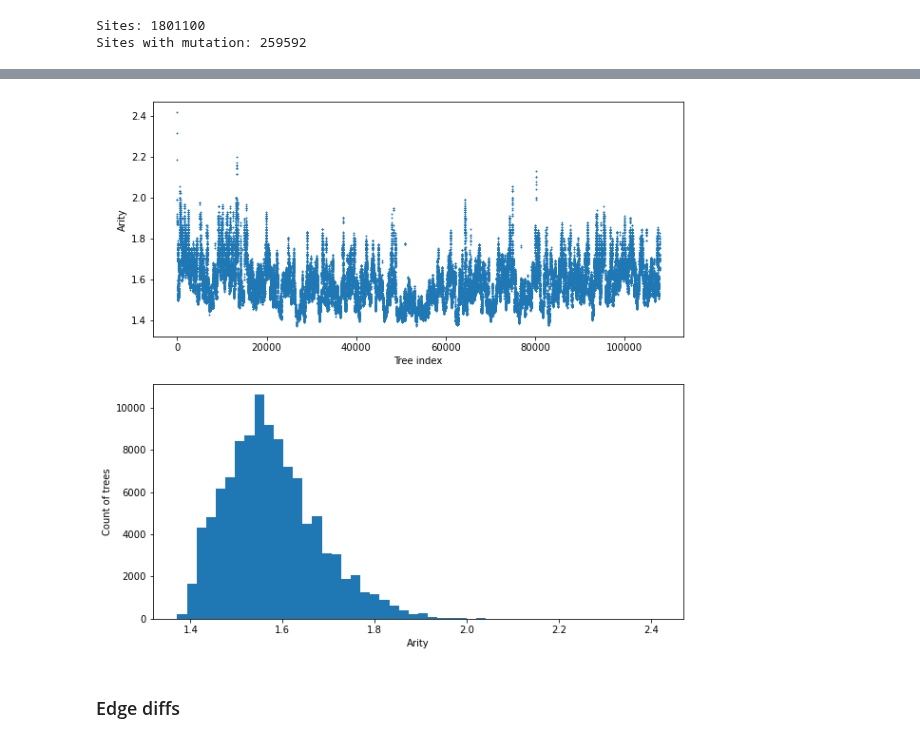
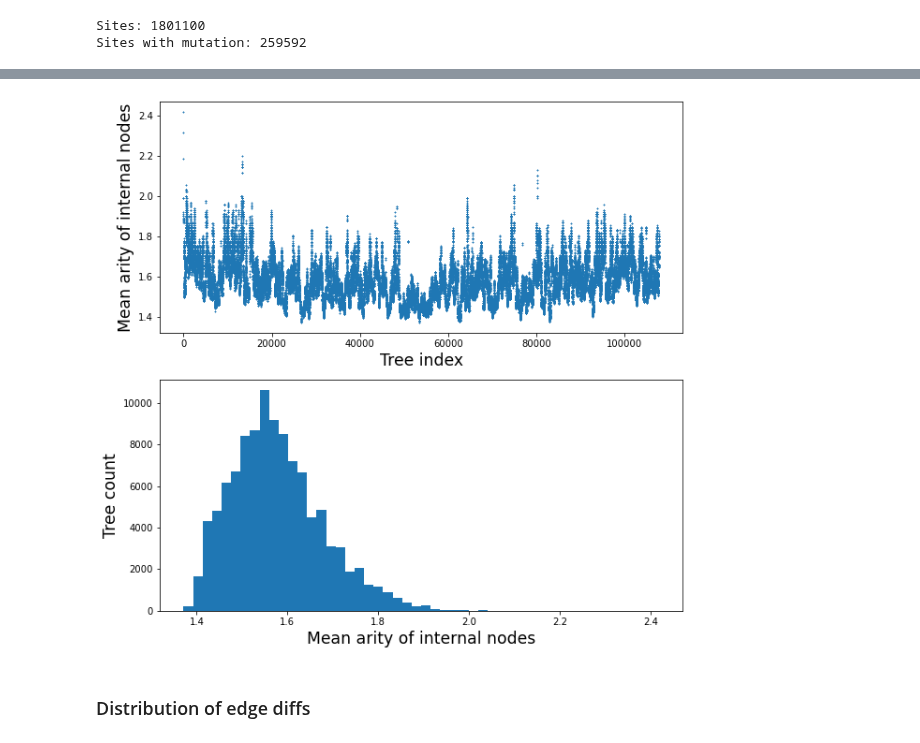
Before and after one commit to szhan/tsimpute, a Jupyter notebook: notebooks/inspect_ts.ipynb, the cells around one changed output, grey strips where cells are left out. Saved outputs shown, nothing was run; the diff lists cells and outputs as text; code cells hidden in the pictures.

```diff
--- a/notebooks/inspect_ts.ipynb
+++ b/notebooks/inspect_ts.ipynb
@@ -123,6 +124,5 @@ plt.show()
 # %%
-tree_mean_arity = np.empty(ts.num_trees)
+mean_arity = np.empty(ts.num_trees)
 for i, tree in enumerate(ts.trees()):
     parent_id, count = np.unique(tree.parent_array[tree.preorder()], return_counts=True)
-    mean_arity = count[parent_id != tskit.NULL].mean()
-    tree_mean_arity[i] = mean_arity
+    mean_arity[i] = count[parent_id != tskit.NULL].mean()
@@ -132,30 +129,30 @@ Wall time: 5.63 s
 # %%
 plt.figure(figsize=(10, 10,))
 
 plt.subplot(211)
-plt.ylabel("Arity")
-plt.xlabel("Tree index")
+plt.ylabel("Mean arity of internal nodes", fontsize="xx-large")
+plt.xlabel("Tree index", fontsize="xx-large")
 plt.plot(
     np.arange(ts.num_trees),
-    tree_mean_arity,
+    mean_arity,
     linestyle="none",
     marker="+",
     markersize=2,
 );
 
 plt.subplot(212)
-plt.ylabel("Count of trees")
-plt.xlabel("Arity")
+plt.ylabel("Tree count", fontsize="xx-large")
+plt.xlabel("Mean arity of internal nodes", fontsize="xx-large")
 plt.hist(
-    tree_mean_arity,
-    bins=50
+    mean_arity,
+    bins=50,
 );
 
 plt.show()
 # %% [output]
-[figure, old version]
+[figure, new version]
 # %% [markdown]
-### Edge diffs
+### Distribution of edge diffs
 # %%
 tree_edges_out = np.empty(ts.num_trees)
 tree_edges_in = np.empty(ts.num_trees)
```
Also changed, not shown: parts of 8 cells of this notebook.
